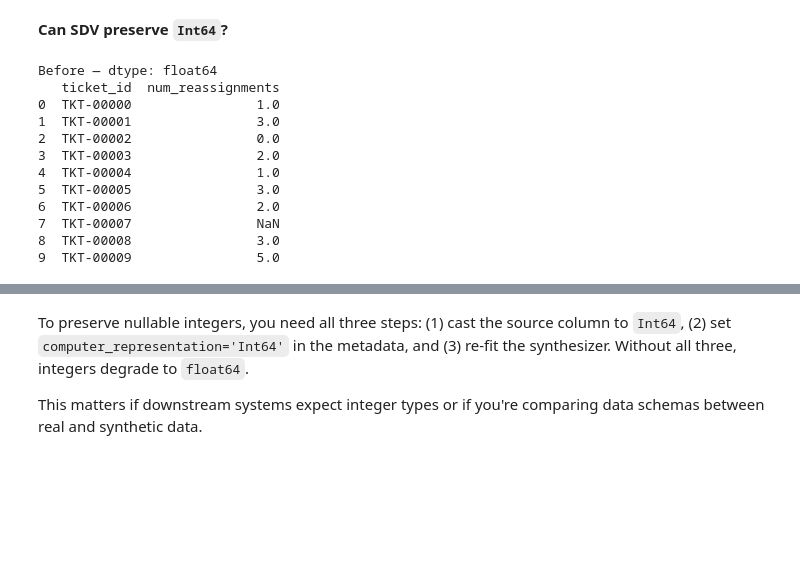
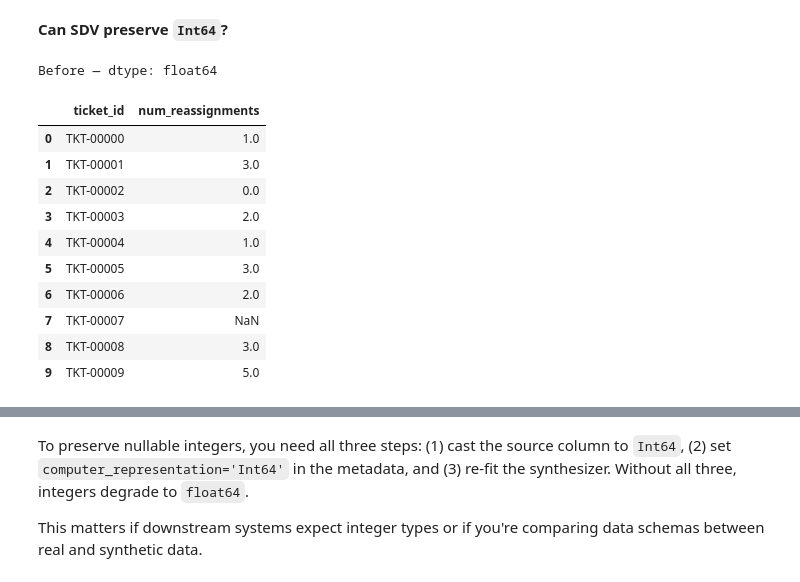
Before and after one commit to datacebo/datacebo-cookbook, a Jupyter notebook: tutorials/null_values/interesting_cases_with_null_values.ipynb, the cells around one changed output, grey strips where cells are left out. Cells and saved outputs as stored; diff of their text form; code cells hidden in the pictures; blank space fills up the shorter version.

```diff
--- a/tutorials/null_values/interesting_cases_with_null_values.ipynb
+++ b/tutorials/null_values/interesting_cases_with_null_values.ipynb
@@ -105,16 +105,3 @@ fc_synthesizer.update_transformers({
 })
 fc_synthesizer.fit(data)
 synthetic_fc = fc_synthesizer.sample(num_rows=2000)
-# %%
-compare_cols = ['response_time_hours', 'resolution_time_hours', 'satisfaction_score',
-                'internal_notes_count', 'num_reassignments']
-
-for col in compare_cols:
-    real_rate = data[col].isnull().mean()
-    random_rate = synthetic_data[col].isnull().mean()
-    fc_rate = synthetic_fc[col].isnull().mean()
-    print(f'{col}:')
-    print(f'  Real null rate:     {real_rate:.1%}')
-    print(f'  random (default):   {random_rate:.1%}  (diff: {random_rate - real_rate:+.1%})')
-    print(f'  from_column:        {fc_rate:.1%}  (diff: {fc_rate - real_rate:+.1%})')
-    print()
@@ -153,13 +136,2 @@ For columns with low null rates this barely matters. But for columns with high n
 # %% [markdown]
 **What does this look like?**
-# %%
-col = 'response_time_hours'
-mean_val = data[col].mean(skipna=True)
-
-print(f'Column: {col}')
-print(f'Null count: {data[col].isnull().sum()}')
-print(f'Mean value: {mean_val:.2f}')
-print()
-print(f'With {data[col].isnull().mean():.1%} nulls, the effect is small here.')
-print(f'But for satisfaction_score ({data["satisfaction_score"].isnull().mean():.1%} null),')
-print(f'{data["satisfaction_score"].isnull().sum()} of {len(data)} training values would cluster at the mean.')
@@ -257,19 +215,18 @@ Pandas offers a nullable integer type, `Int64` (with a capital I), that avoids t
 # %% [markdown]
 **Can SDV preserve `Int64`?**
 # %%
-# Step 1: See the default behavior (float64 with NaN)
 print(f'Before — dtype: {data["num_reassignments"].dtype}')
-print(data[['ticket_id', 'num_reassignments']].head(10))
+data[['ticket_id', 'num_reassignments']].head(10)
 # %% [output]
 Before — dtype: float64
-   ticket_id  num_reassignments
-0  TKT-00000                1.0
-1  TKT-00001                3.0
-2  TKT-00002                0.0
-3  TKT-00003                2.0
-4  TKT-00004                1.0
-5  TKT-00005                3.0
-6  TKT-00006                2.0
-7  TKT-00007                NaN
-8  TKT-00008                3.0
-9  TKT-00009                5.0
+|  | ticket_id | num_reassignments |
+| 0 | TKT-00000 | 1.0 |
+| 1 | TKT-00001 | 3.0 |
+| 2 | TKT-00002 | 0.0 |
+| 3 | TKT-00003 | 2.0 |
+| 4 | TKT-00004 | 1.0 |
+| 5 | TKT-00005 | 3.0 |
+| 6 | TKT-00006 | 2.0 |
+| 7 | TKT-00007 | NaN |
+| 8 | TKT-00008 | 3.0 |
+| 9 | TKT-00009 | 5.0 |
```
Also changed, not shown: parts of 15 cells of this notebook, 1 other file.
